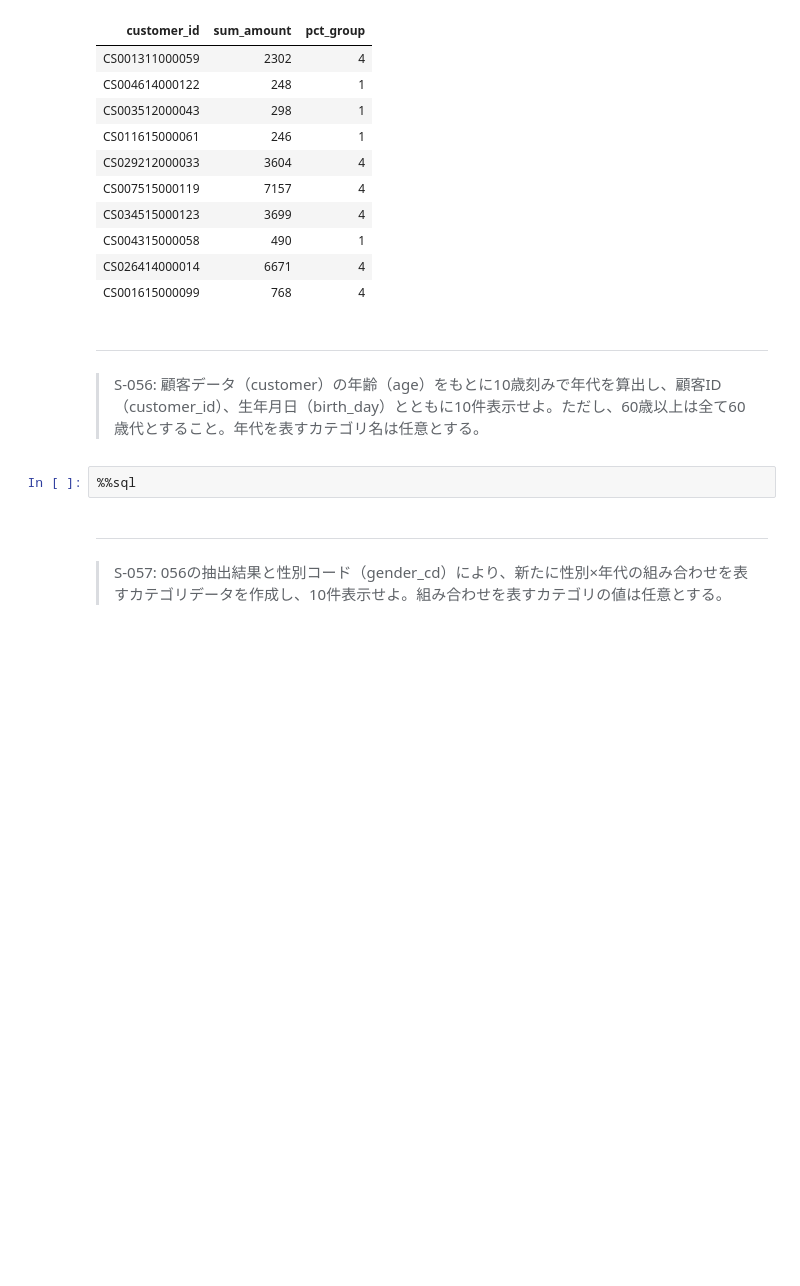
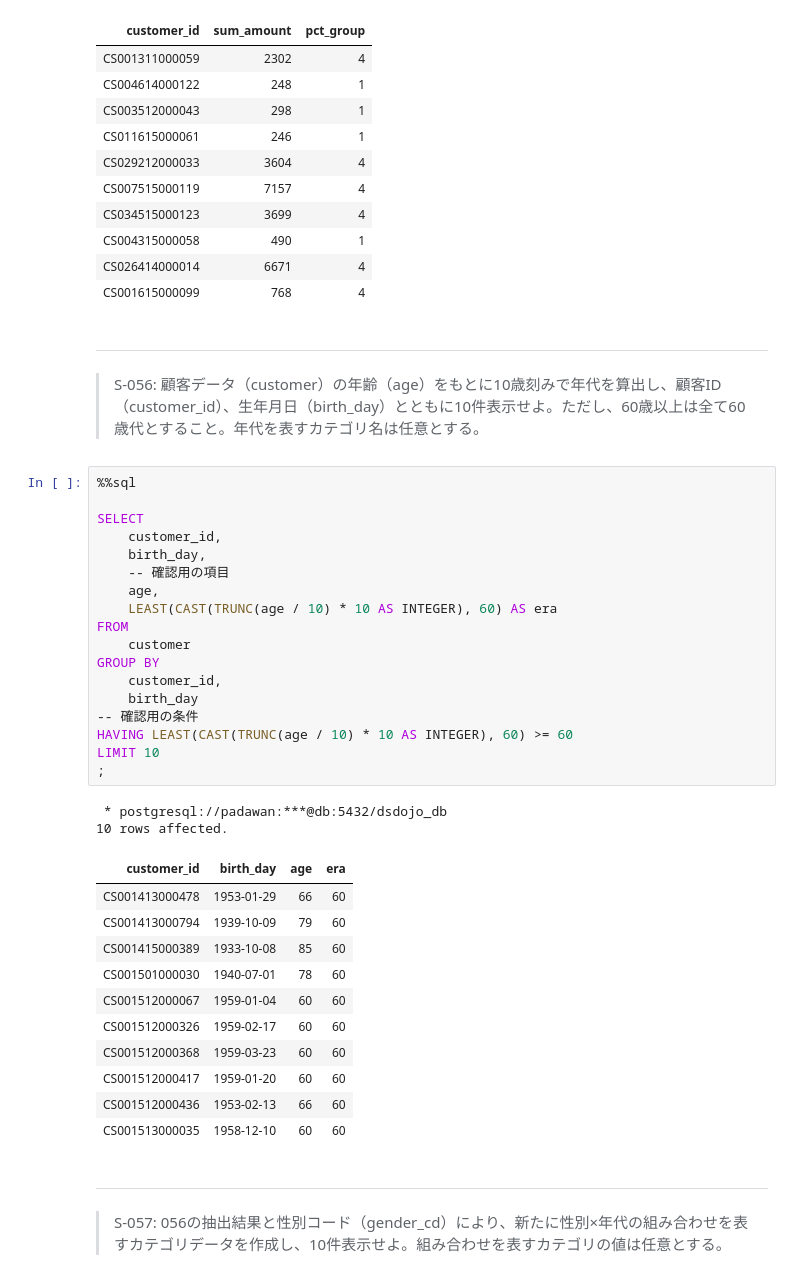
Before and after one commit to KJR020/100knocks-preprocess, a Jupyter notebook: docker/work/preprocess_knock_SQL.ipynb, the cells around one changed output. Saved outputs shown, nothing was run; the diff lists cells and outputs as text; blank space fills up the shorter version.

```diff
--- a/docker/work/preprocess_knock_SQL.ipynb
+++ b/docker/work/preprocess_knock_SQL.ipynb
@@ -1802,8 +1802,38 @@ LIMIT 10
 # %% [markdown]
 ---
 > S-056: 顧客データ（customer）の年齢（age）をもとに10歳刻みで年代を算出し、顧客ID（customer_id）、生年月日（birth_day）とともに10件表示せよ。ただし、60歳以上は全て60歳代とすること。年代を表すカテゴリ名は任意とする。
-# %%
-%%sql
+# %%
+%%sql
+
+SELECT
+    customer_id,
+    birth_day,
+    -- 確認用の項目
+    age,
+    LEAST(CAST(TRUNC(age / 10) * 10 AS INTEGER), 60) AS era
+FROM
+    customer
+GROUP BY
+    customer_id,
+    birth_day
+-- 確認用の条件
+HAVING LEAST(CAST(TRUNC(age / 10) * 10 AS INTEGER), 60) >= 60
+LIMIT 10
+;
+# %% [output]
+ * postgresql://padawan:***@db:5432/dsdojo_db
+10 rows affected.
+| customer_id | birth_day | age | era |
+| CS001413000478 | 1953-01-29 | 66 | 60 |
+| CS001413000794 | 1939-10-09 | 79 | 60 |
+| CS001415000389 | 1933-10-08 | 85 | 60 |
+| CS001501000030 | 1940-07-01 | 78 | 60 |
+| CS001512000067 | 1959-01-04 | 60 | 60 |
+| CS001512000326 | 1959-02-17 | 60 | 60 |
+| CS001512000368 | 1959-03-23 | 60 | 60 |
+| CS001512000417 | 1959-01-20 | 60 | 60 |
+| CS001512000436 | 1953-02-13 | 66 | 60 |
+| CS001513000035 | 1958-12-10 | 60 | 60 |
 # %% [markdown]
 ---
 > S-057: 056の抽出結果と性別コード（gender_cd）により、新たに性別×年代の組み合わせを表すカテゴリデータを作成し、10件表示せよ。組み合わせを表すカテゴリの値は任意とする。
```
